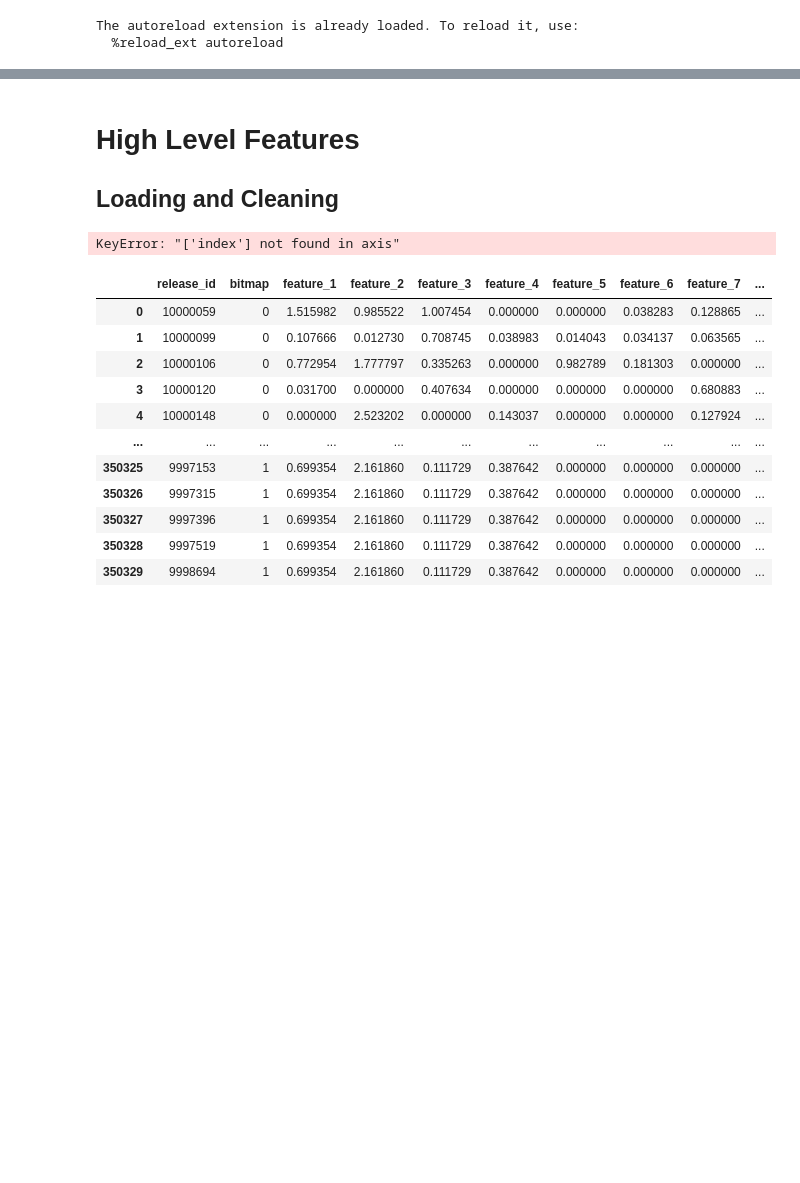
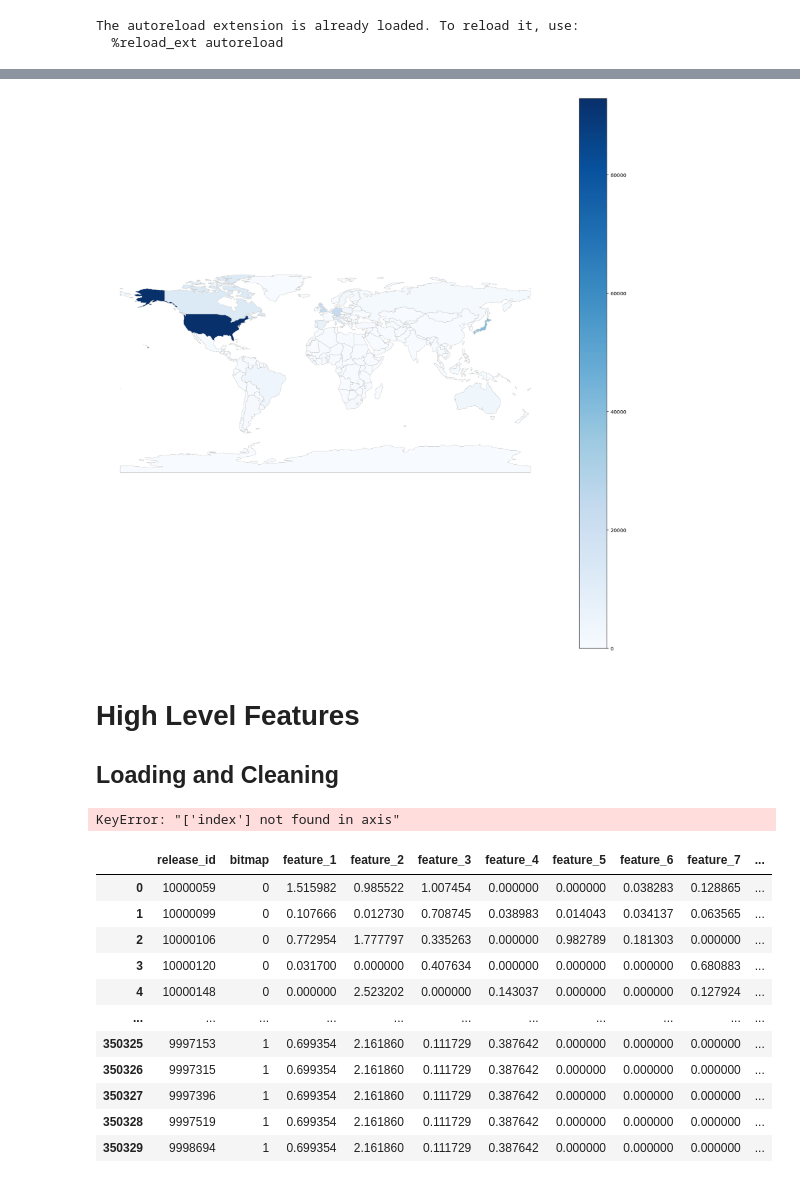
Before and after one commit to helmigsimon/EPFL-Capstone-Project, a Jupyter notebook: 02-Visualization&Cleaning.ipynb, the cells around one changed output, grey strips where cells are left out. Cells and saved outputs as stored; diff of their text form; code cells hidden in the pictures; blank space fills up the shorter version.

```diff
--- a/02-Visualization&Cleaning.ipynb
+++ b/02-Visualization&Cleaning.ipynb
@@ -36,0 +102,4 @@ style_columns = get_col_set('style_')
+# %%
+country_df['codes'] = country_codes
+# %%
+country_df['ISO_A3'] = country_df.loc[:,'codes'].map(M49_TO_ISO3)
@@ -37,3 +122,18 @@ style_columns = get_col_set('style_')
+# %%
+merge = map_df.set_index('ISO_A3').join(country_df.set_index('ISO_A3'))
+# %%
+merge.fillna(0,inplace=True)
+# %%
+vmin, vmax = min(merge[0]),max(merge[0])
+fig, ax = plt.subplots(1,figsize=(20,20))
+merge.plot(column=0,cmap='Blues',linewidth=0.8,ax=ax,edgecolor='0.8')
+ax.axis('off')
+sm = plt.cm.ScalarMappable(cmap='Blues',norm=plt.Normalize(vmin=vmin,vmax=vmax))
+sm._a = []
+cbar = fig.colorbar(sm)
+plt.show()
+# %% [output]
+[figure, added]
 # %% [markdown]
 # High Level Features
 ## Loading and Cleaning
```
Also changed, not shown: parts of 18 cells of this notebook, 8 other files.
